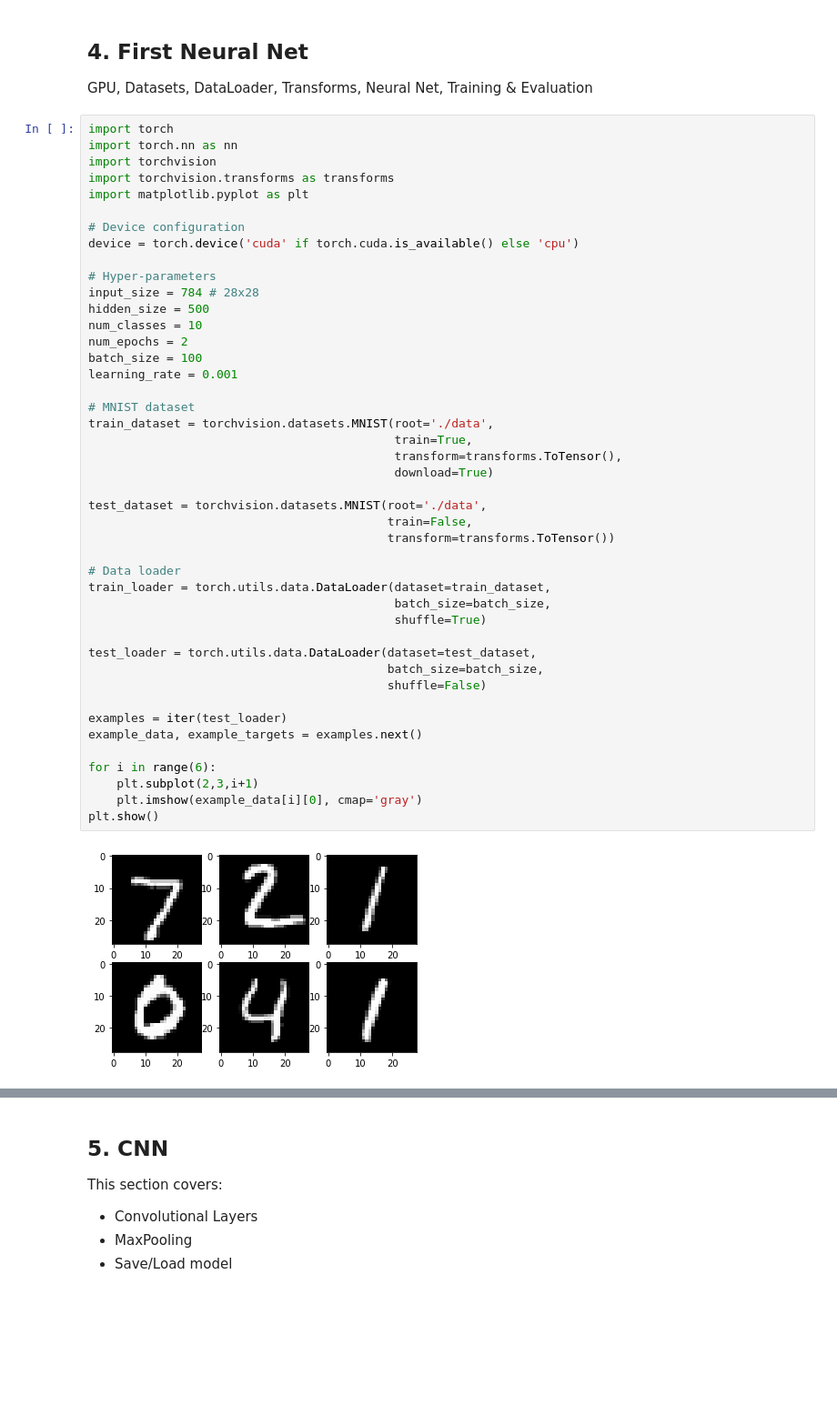
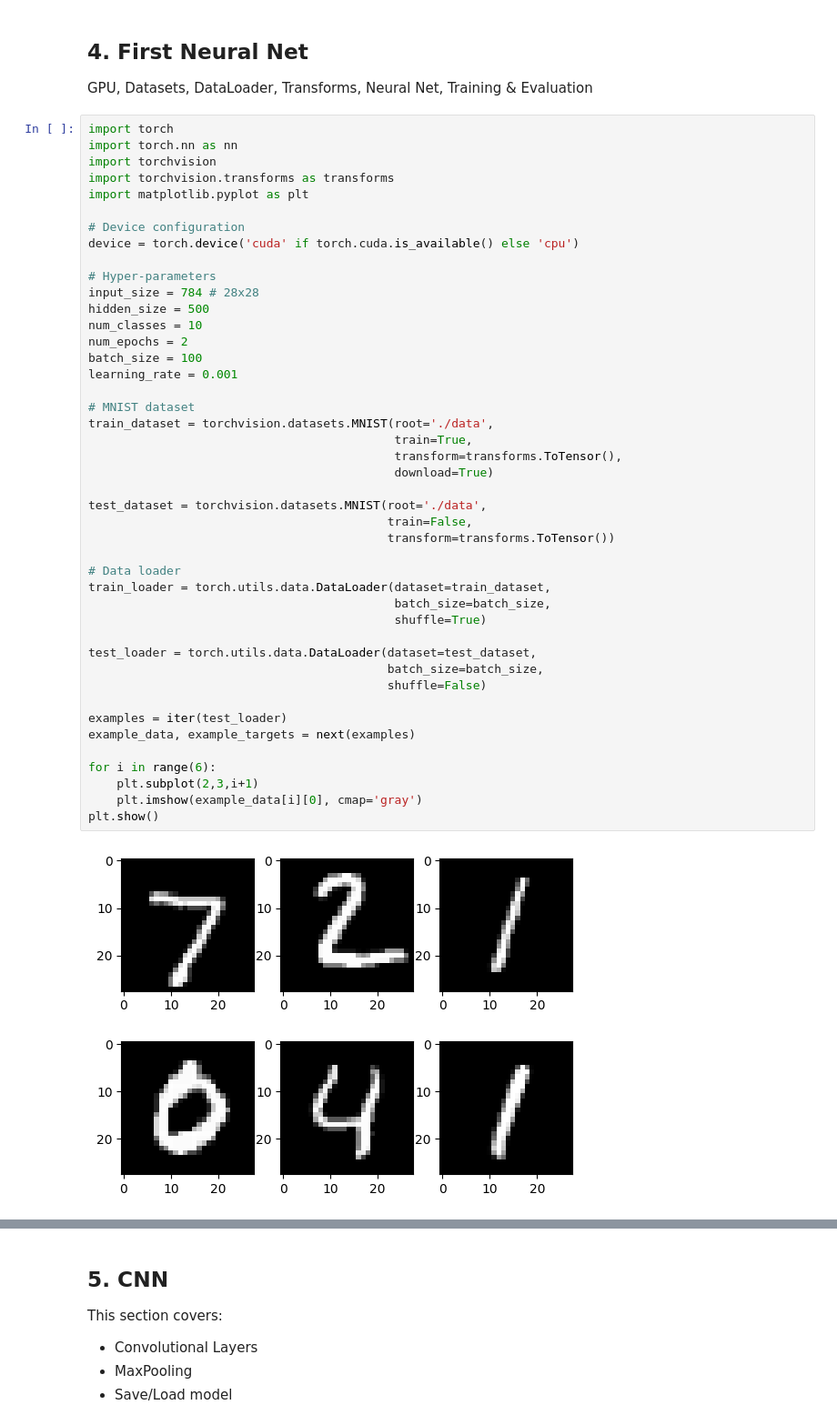
Before and after one commit to Aurelio-Naufal/KI_Task_Aurelio-Naufal-Effendy, a Jupyter notebook: TaskWeek3.ipynb, the cells around one changed output, grey strips where cells are left out. Shown at 91% size. Drawn from its saved outputs; the diff is of its cells as text; blank space fills up the shorter version.

```diff
--- a/TaskWeek3.ipynb
+++ b/TaskWeek3.ipynb
@@ -390,35 +510,35 @@ num_classes = 10
 num_epochs = 2
 batch_size = 100
 learning_rate = 0.001
 
 # MNIST dataset
 train_dataset = torchvision.datasets.MNIST(root='./data',
                                            train=True,
                                            transform=transforms.ToTensor(),
                                            download=True)
 
 test_dataset = torchvision.datasets.MNIST(root='./data',
                                           train=False,
                                           transform=transforms.ToTensor())
 
 # Data loader
 train_loader = torch.utils.data.DataLoader(dataset=train_dataset,
                                            batch_size=batch_size,
                                            shuffle=True)
 
 test_loader = torch.utils.data.DataLoader(dataset=test_dataset,
                                           batch_size=batch_size,
                                           shuffle=False)
 
 examples = iter(test_loader)
-example_data, example_targets = examples.next()
+example_data, example_targets = next(examples)
 
 for i in range(6):
     plt.subplot(2,3,i+1)
     plt.imshow(example_data[i][0], cmap='gray')
 plt.show()
 # %% [output]
-[figure, old version]
+[figure, new version]
 # %%
 # Fully connected neural network with one hidden layer
 class NeuralNet(nn.Module):
```
Also changed, not shown: parts of 28 cells of this notebook.
